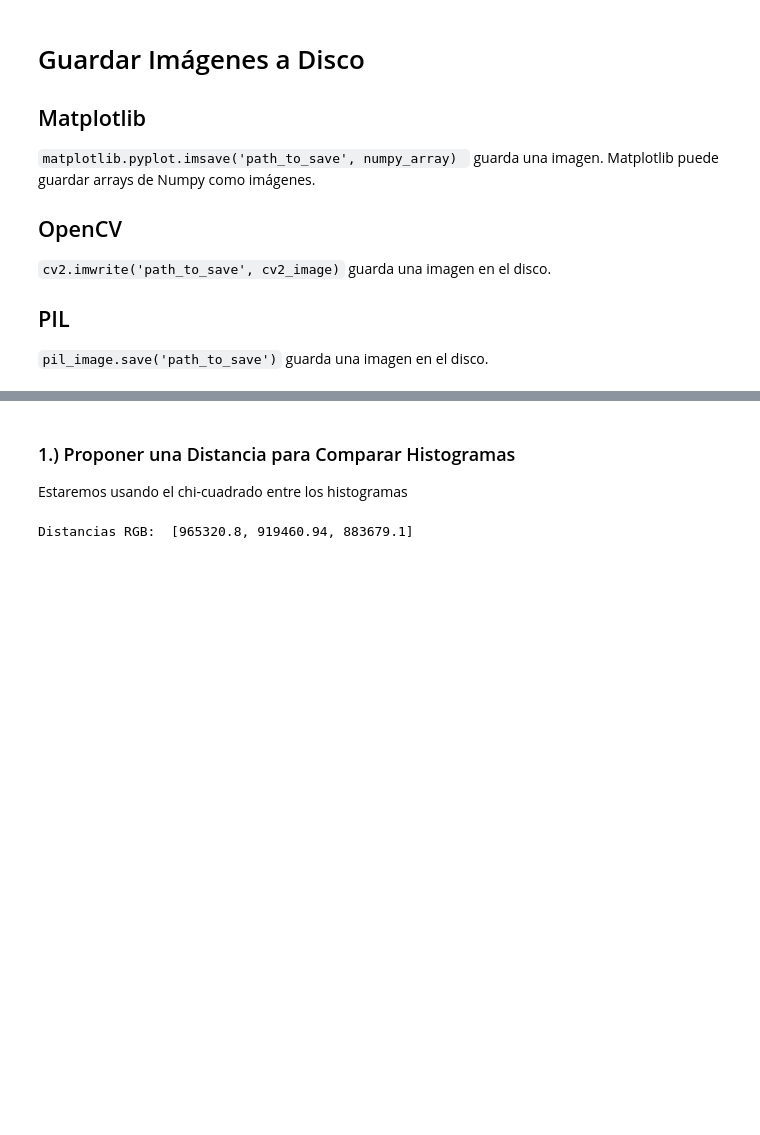
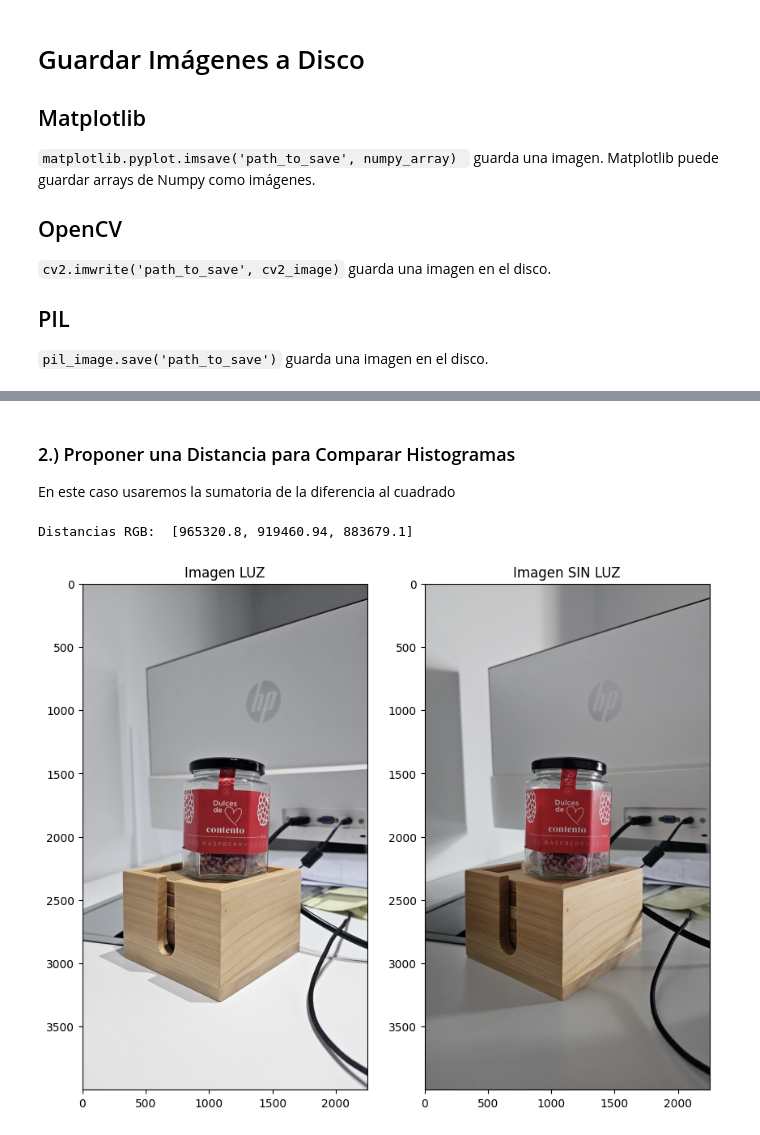
Before and after one commit to Jack200133/ImageProcessing_LAB1_ComputerVision, a Jupyter notebook: Lista1.ipynb, the cells around one changed output, grey strips where cells are left out. Cells and saved outputs as stored; diff of their text form; code cells hidden in the pictures; blank space fills up the shorter version.

```diff
--- a/Lista1.ipynb
+++ b/Lista1.ipynb
@@ -119,7 +91,6 @@ plt.show()
 # %% [markdown]
-### 1.) Proponer una Distancia para Comparar Histogramas
-
-Estaremos usando el chi-cuadrado entre los histogramas
+### 2.) Proponer una Distancia para Comparar Histogramas
+En este caso usaremos la sumatoria de la diferencia al cuadrado
 # %%
 def compare_histograms(hist1, hist2):
     return np.sqrt(np.sum((hist1 - hist2) ** 2))
@@ -135,3 +105,14 @@ distances = [compare_histograms(hist_image1[i], hist_image2[i]) for i in range(3
 print("Distancias RGB: ", distances)
 # %% [output]
 Distancias RGB:  [965320.8, 919460.94, 883679.1]
+# %%
+plt.figure(figsize=(10, 10))
+plt.subplot(1, 2, 1)
+plt.imshow(image1,vmax=255,vmin=0)
+plt.title('Imagen LUZ')
+plt.subplot(1, 2, 2)
+plt.imshow(image2,vmax=255,vmin=0)
+plt.title('Imagen SIN LUZ')
+plt.show()
+# %% [output]
+[figure, added]
```
Also changed, not shown: parts of 15 cells of this notebook, 7 other files.
